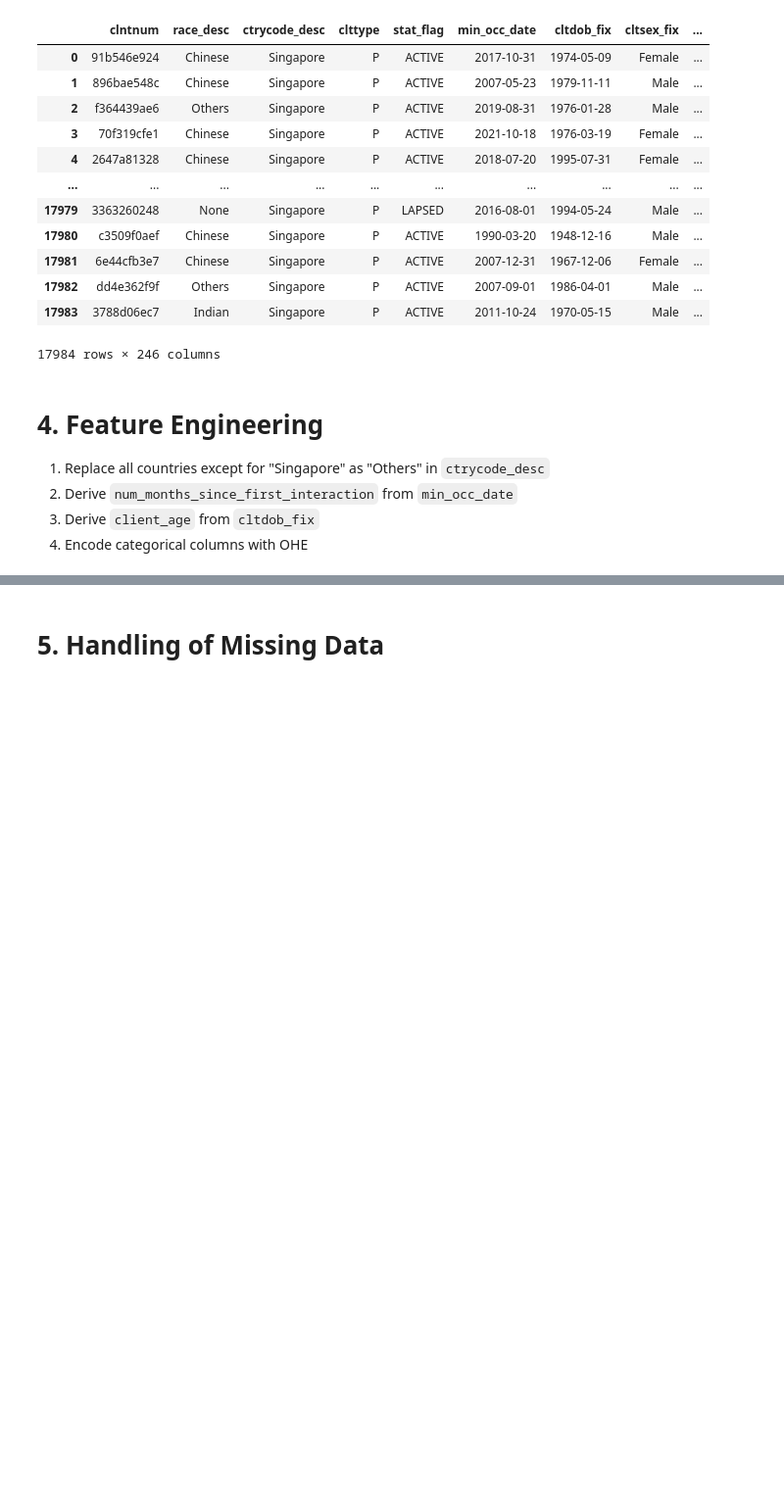
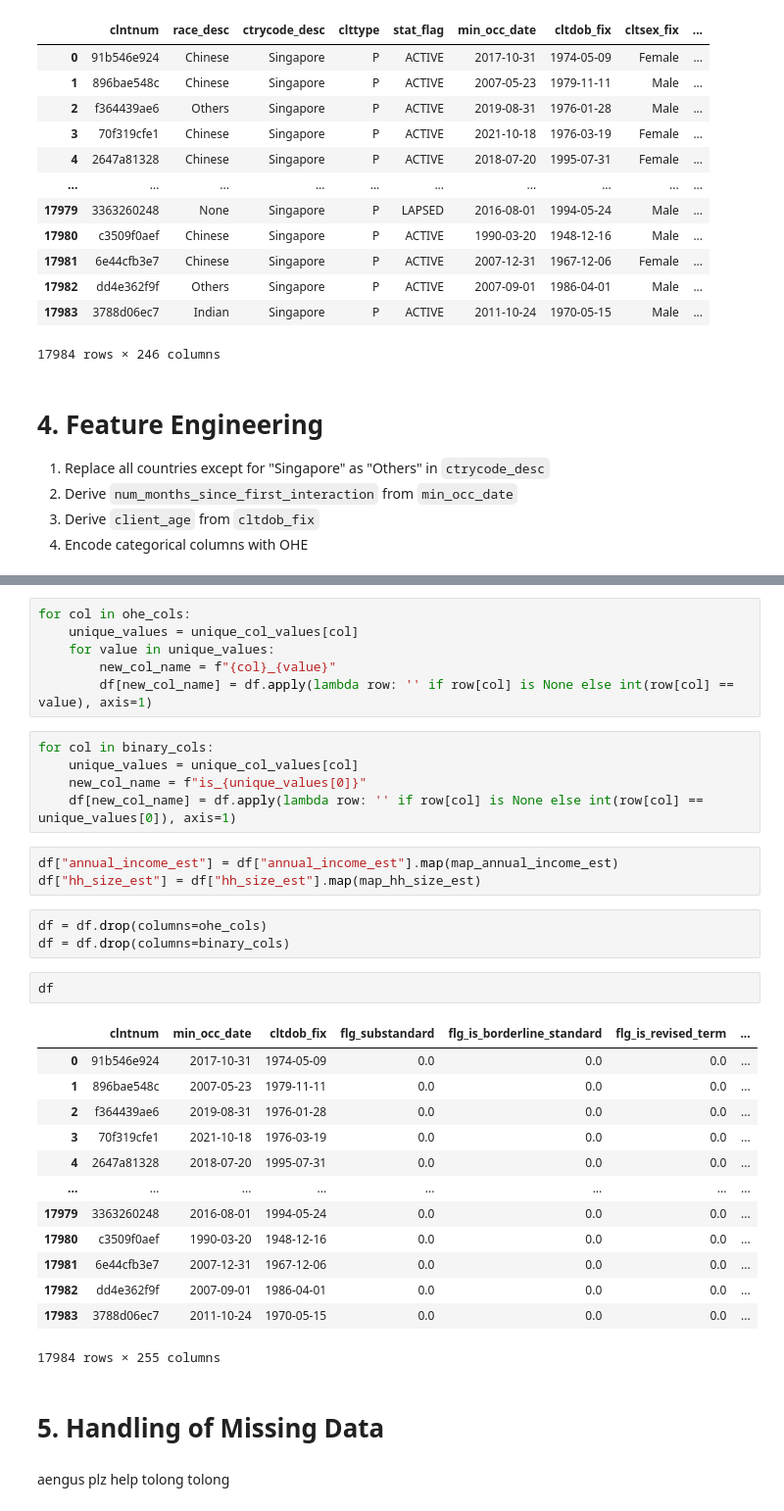
Before and after one commit to Tavidd/NUS-SDS-Datathon-Singlife, a Jupyter notebook: Data Preprocessing.ipynb, the cells around one changed output, grey strips where cells are left out. Shown at 98% size. Cells and saved outputs as stored; diff of their text form; blank space fills up the shorter version.

```diff
--- a/Data Preprocessing.ipynb
+++ b/Data Preprocessing.ipynb
@@ -187,2 +256,37 @@ df["client_age"] = date_today.year - df["cltdob_fix"].dt.year
+# %%
+for col in ohe_cols:
+    unique_values = unique_col_values[col]
+    for value in unique_values:
+        new_col_name = f"{col}_{value}"
+        df[new_col_name] = df.apply(lambda row: '' if row[col] is None else int(row[col] == value), axis=1)
+# %%
+for col in binary_cols:
+    unique_values = unique_col_values[col]
+    new_col_name = f"is_{unique_values[0]}"
+    df[new_col_name] = df.apply(lambda row: '' if row[col] is None else int(row[col] == unique_values[0]), axis=1)
+# %%
+df["annual_income_est"] = df["annual_income_est"].map(map_annual_income_est)
+df["hh_size_est"] = df["hh_size_est"].map(map_hh_size_est)
+# %%
+df = df.drop(columns=ohe_cols)
+df = df.drop(columns=binary_cols)
+# %%
+df
+# %% [output]
+|  | clntnum | min_occ_date | cltdob_fix | flg_substandard | flg_is_borderline_standard | flg_is_revised_term | ... |
+| 0 | 91b546e924 | 2017-10-31 | 1974-05-09 | 0.0 | 0.0 | 0.0 | ... |
+| 1 | 896bae548c | 2007-05-23 | 1979-11-11 | 0.0 | 0.0 | 0.0 | ... |
+| 2 | f364439ae6 | 2019-08-31 | 1976-01-28 | 0.0 | 0.0 | 0.0 | ... |
+| 3 | 70f319cfe1 | 2021-10-18 | 1976-03-19 | 0.0 | 0.0 | 0.0 | ... |
+| 4 | 2647a81328 | 2018-07-20 | 1995-07-31 | 0.0 | 0.0 | 0.0 | ... |
+| ... | ... | ... | ... | ... | ... | ... | ... |
+| 17979 | 3363260248 | 2016-08-01 | 1994-05-24 | 0.0 | 0.0 | 0.0 | ... |
+| 17980 | c3509f0aef | 1990-03-20 | 1948-12-16 | 0.0 | 0.0 | 0.0 | ... |
+| 17981 | 6e44cfb3e7 | 2007-12-31 | 1967-12-06 | 0.0 | 0.0 | 0.0 | ... |
+| 17982 | dd4e362f9f | 2007-09-01 | 1986-04-01 | 0.0 | 0.0 | 0.0 | ... |
+| 17983 | 3788d06ec7 | 2011-10-24 | 1970-05-15 | 0.0 | 0.0 | 0.0 | ... |
+17984 rows × 255 columns
 # %% [markdown]
 # 5. Handling of Missing Data
+# %% [markdown]
+aengus plz help tolong tolong
```
Also changed, not shown: parts of 7 cells of this notebook.
